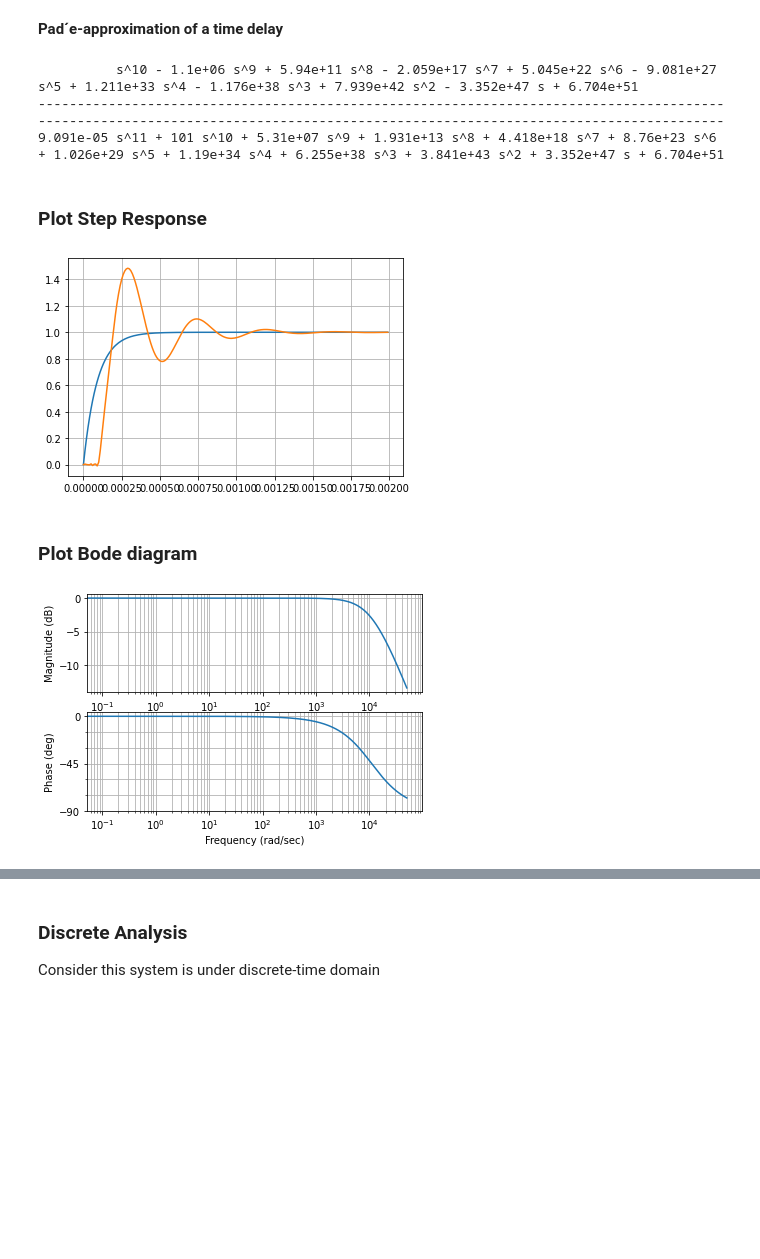
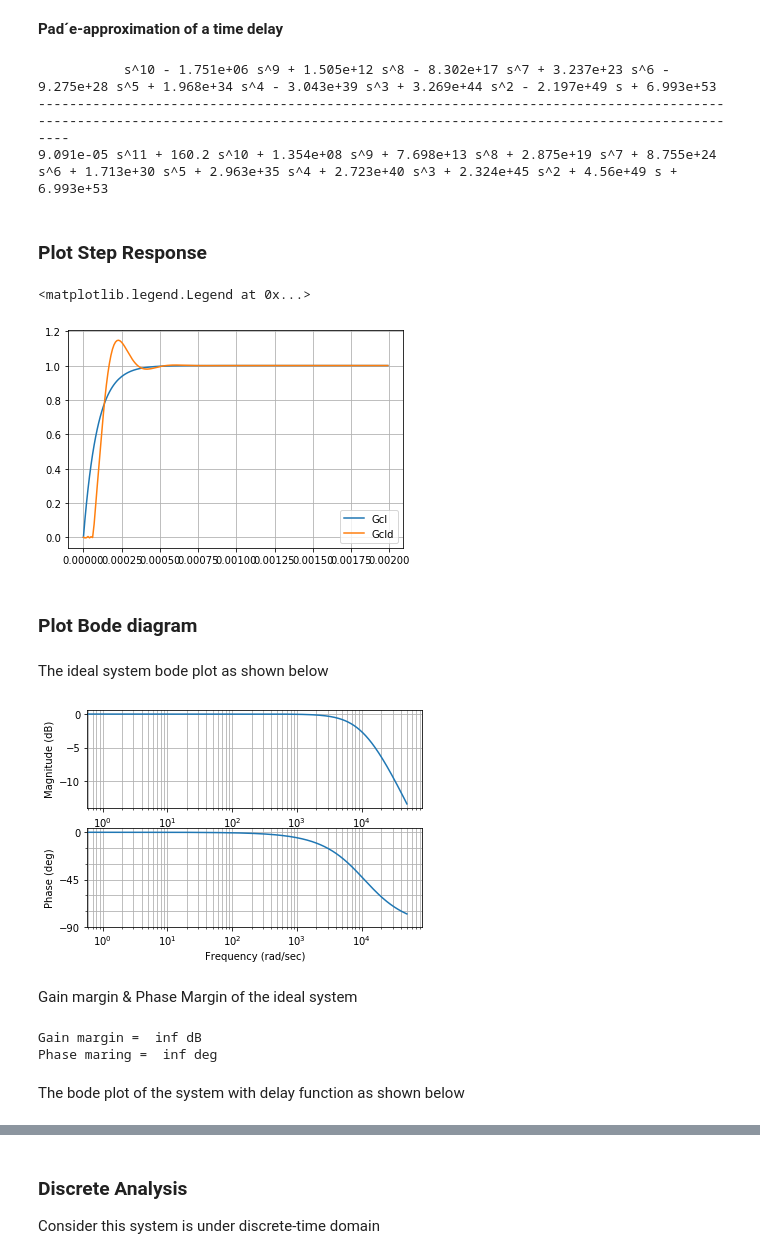
Before and after one commit to jiaming7674/python_control_sample, a Jupyter notebook: sample/close_loop_system_delay.ipynb, the cells around one changed output, grey strips where cells are left out. Cells and saved outputs as stored; diff of their text form; code cells hidden in the pictures; blank space fills up the shorter version.

Commit message:
update close_loop_system_delay.ipynb & add image folder

```diff
--- a/sample/close_loop_system_delay.ipynb
+++ b/sample/close_loop_system_delay.ipynb
@@ -12,0 +7,8 @@ Ls = 0.0001
+# %%
+# PWM angular velocity
+
+omega_pwm = 100e3 # rad/sec
+Ts = (2*3.1415) / omega_pwm
+freq = 1/Ts
+
+print("pwm frequency = ", floor(freq), "Hz")
@@ -12,0 +21,10 @@ Ls = 0.0001
+# %%
+# Parameters
+
+omega_w = 1000 # rad/sec
+
+Rs = 0.1
+Ls = Rs / omega_w
+ts = Ls/Rs
+
+print("time constant = ", ts)
@@ -48,29 +76,45 @@ Gcld = Gcld/kr
 
 print(Gcld)
 # %% [output]
-          s^10 - 1.1e+06 s^9 + 5.94e+11 s^8 - 2.059e+17 s^7 + 5.045e+22 s^6 - 9.081e+27 s^5 + 1.211e+33 s^4 - 1.176e+38 s^3 + 7.939e+42 s^2 - 3.352e+47 s + 6.704e+51
---------------------------------------------------------------------------------------------------------------------------------------------------------------------------------
-9.091e-05 s^11 + 101 s^10 + 5.31e+07 s^9 + 1.931e+13 s^8 + 4.418e+18 s^7 + 8.76e+23 s^6 + 1.026e+29 s^5 + 1.19e+34 s^4 + 6.255e+38 s^3 + 3.841e+43 s^2 + 3.352e+47 s + 6.704e+51
+           s^10 - 1.751e+06 s^9 + 1.505e+12 s^8 - 8.302e+17 s^7 + 3.237e+23 s^6 - 9.275e+28 s^5 + 1.968e+34 s^4 - 3.043e+39 s^3 + 3.269e+44 s^2 - 2.197e+49 s + 6.993e+53
+------------------------------------------------------------------------------------------------------------------------------------------------------------------------------------
+9.091e-05 s^11 + 160.2 s^10 + 1.354e+08 s^9 + 7.698e+13 s^8 + 2.875e+19 s^7 + 8.755e+24 s^6 + 1.713e+30 s^5 + 2.963e+35 s^4 + 2.723e+40 s^3 + 2.324e+45 s^2 + 4.56e+49 s + 6.993e+53
 # %% [markdown]
 ### Plot Step Response
 # %%
 t = np.arange(0, 0.002, 1e-5)
 
 yout, T = step(Gcl, t)
-plt.plot(T.T, yout.T)
+plt.plot(T.T, yout.T, label="Gcl")
 
 yout, T = step(Gcld, t)
-plt.plot(T.T, yout.T)
+plt.plot(T.T, yout.T, label="Gcld")
 plt.grid()
+plt.legend()
 # %% [output]
+<matplotlib.legend.Legend at 0x...>
-[figure, old version]
+[figure, new version]
 # %% [markdown]
 ### Plot Bode diagram
+# %% [markdown]
+The ideal system bode plot as shown below
 # %%
-w = np.arange(0, 0.5e5, 0.1)
+w = np.arange(0, 0.5e5, 1)
 mag1, phase1, om1 = bode(Gcl, w)
 # %% [output]
-[figure, old version]
+[figure, new version]
+# %% [markdown]
+Gain margin & Phase Margin of the ideal system
+# %%
+gm, pm, wcg, wcp = margin(Gcl)
+
+print("Gain margin = ", gm, "dB")
+print("Phase maring = ", pm, "deg")
+# %% [output]
+Gain margin =  inf dB
+Phase maring =  inf deg
+# %% [markdown]
+The bode plot of the system with delay function as shown below
 # %%
 mag2, phase2, om2 = bode(Gcld, w)
 # %% [output]
```
Also changed, not shown: parts of 22 cells of this notebook, 3 other files.
